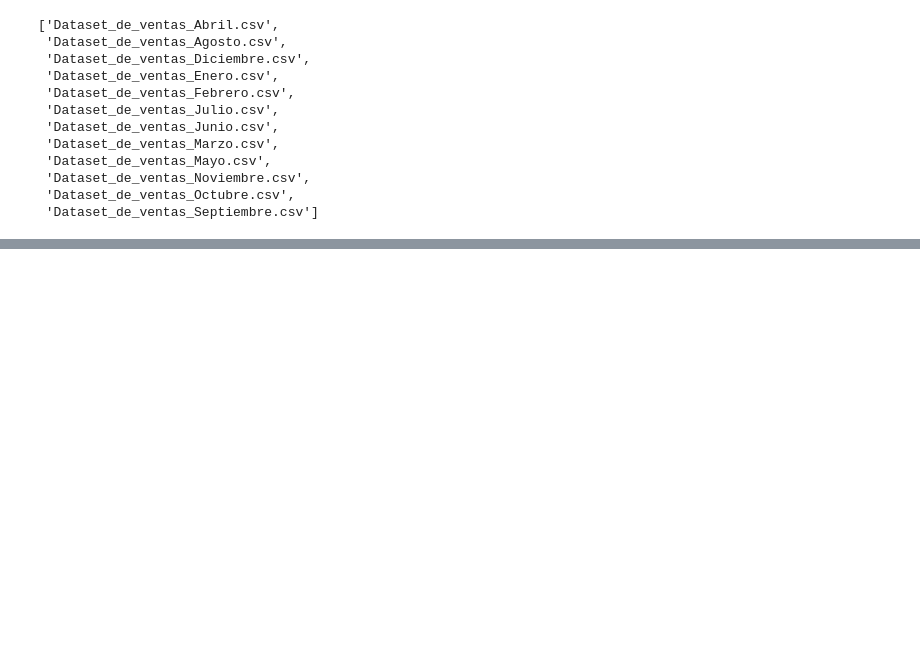
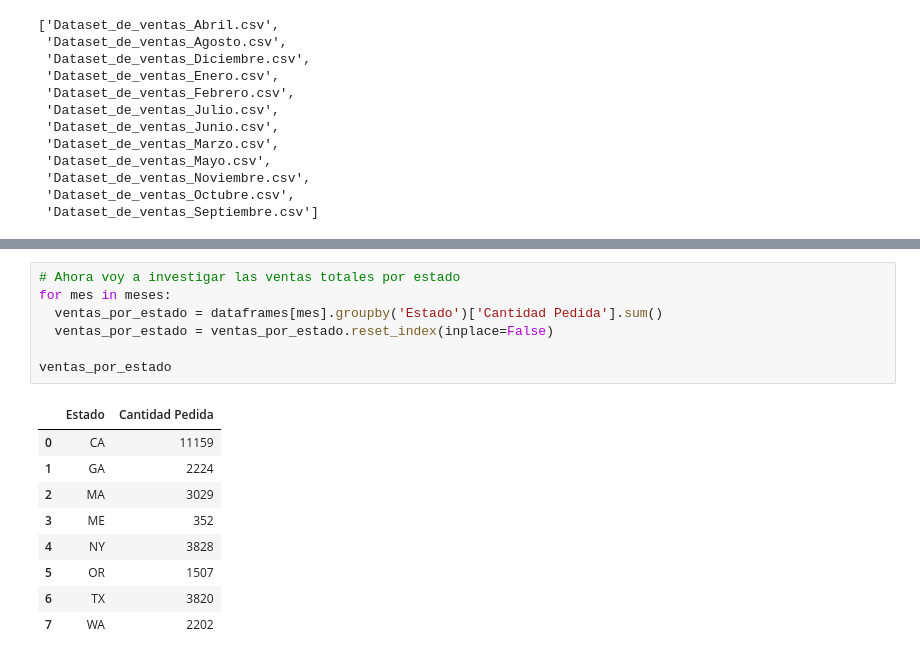
Before and after one commit to IvanGonzal0/Proyecto1_Analisis-de-Ventas-Anuales_BigData, a Jupyter notebook: BigData_Proyecto1_AnalisisDeVentas.ipynb, the cells around one changed output, grey strips where cells are left out. Drawn from its saved outputs; the diff is of its cells as text; blank space fills up the shorter version.

```diff
--- a/BigData_Proyecto1_AnalisisDeVentas.ipynb
+++ b/BigData_Proyecto1_AnalisisDeVentas.ipynb
@@ -282,0 +430,17 @@ fig.show()
+# %%
+# Ahora voy a investigar las ventas totales por estado
+for mes in meses:
+  ventas_por_estado = dataframes[mes].groupby('Estado')['Cantidad Pedida'].sum()
+  ventas_por_estado = ventas_por_estado.reset_index(inplace=False)
+
+ventas_por_estado
+# %% [output]
+|  | Estado | Cantidad Pedida |
+| 0 | CA | 11159 |
+| 1 | GA | 2224 |
+| 2 | MA | 3029 |
+| 3 | ME | 352 |
+| 4 | NY | 3828 |
+| 5 | OR | 1507 |
+| 6 | TX | 3820 |
+| 7 | WA | 2202 |
```
Also changed, not shown: parts of 19 cells of this notebook.
